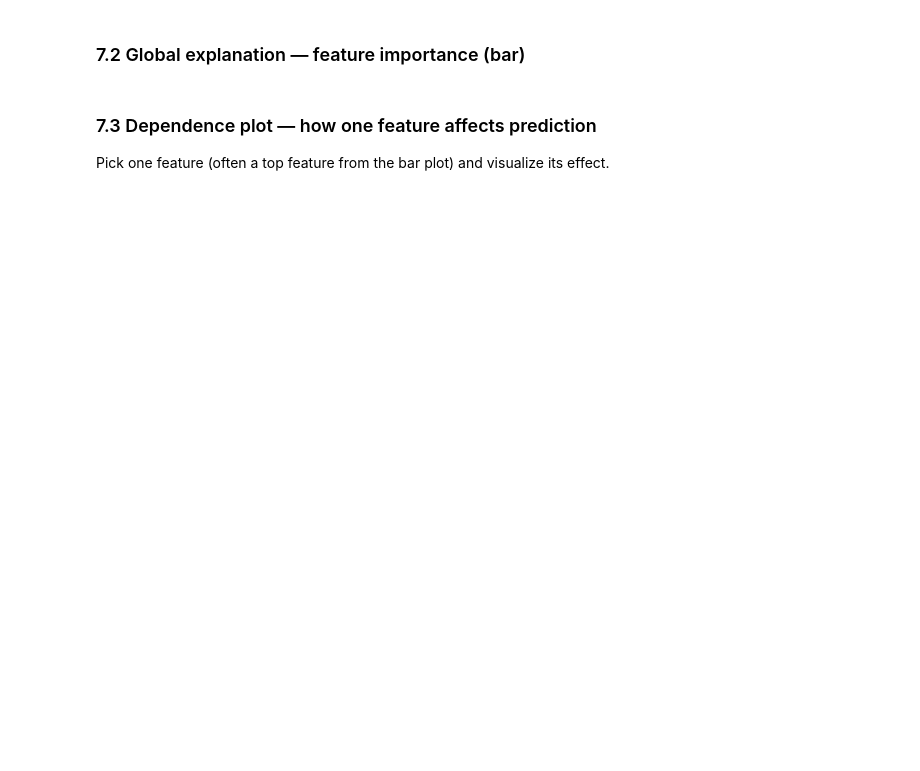
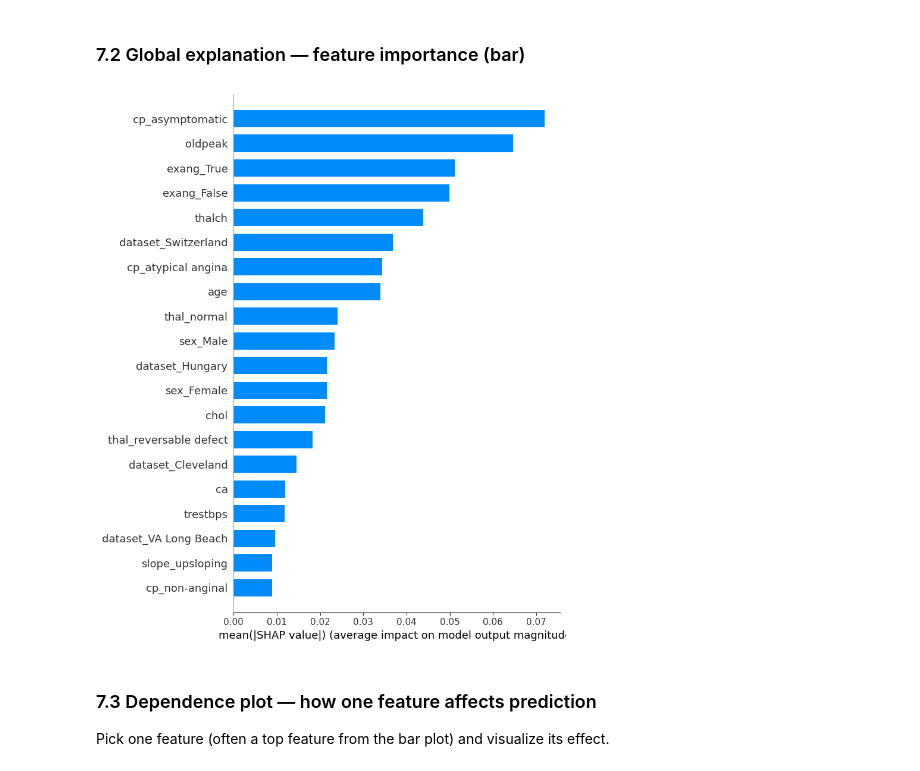
Before and after one commit to pvateekul/digitalhealth-ai2025, a Jupyter notebook: code/Class07_ASR&FactRecognition/Lab_7_3_SHAPValues.ipynb, the cells around one changed output. Cells and saved outputs as stored; diff of their text form; code cells hidden in the pictures; blank space fills up the shorter version.

```diff
--- a/code/Class07_ASR&FactRecognition/Lab_7_3_SHAPValues.ipynb
+++ b/code/Class07_ASR&FactRecognition/Lab_7_3_SHAPValues.ipynb
@@ -218,7 +349,9 @@ shap.summary_plot(shap_pos, X_test_dense, feature_names=feature_names, show=True
 # %% [markdown]
 ### 7.2 Global explanation — feature importance (bar)
 # %%
-shap.summary_plot(shap_pos, X_test_dense, feature_names=feature_names, plot_type="bar", show=True)
+shap.summary_plot(shap_pos, X_test_t, feature_names=feature_names, plot_type="bar", show=True)
+# %% [output]
+[figure, added]
 # %% [markdown]
 ### 7.3 Dependence plot — how one feature affects prediction
 
```
Also changed, not shown: parts of 17 cells of this notebook, 1 other file.
